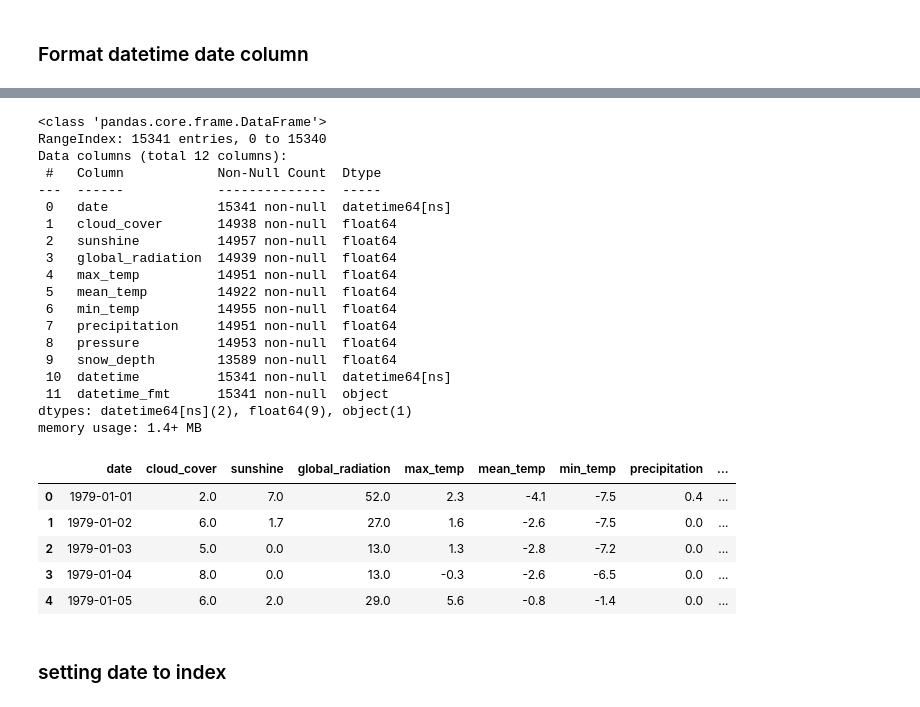
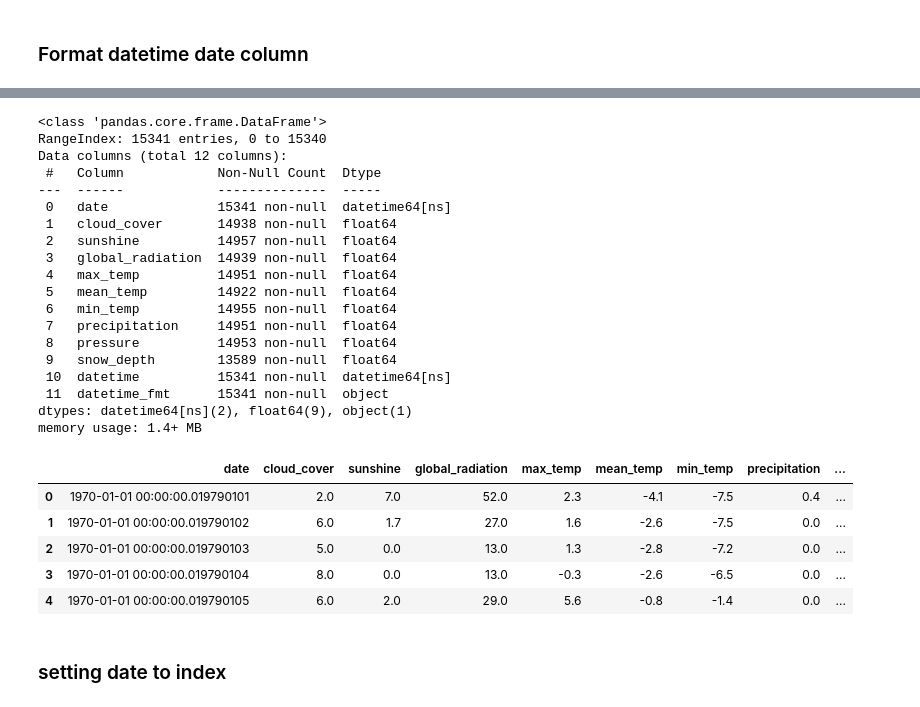
Before and after one commit to 808hanronald/w13-practice, a Jupyter notebook: W13 practice 1.ipynb, the cells around one changed output, grey strips where cells are left out. Saved outputs shown, nothing was run; the diff lists cells and outputs as text; code cells hidden in the pictures.

```diff
--- a/W13 practice 1.ipynb
+++ b/W13 practice 1.ipynb
@@ -28,10 +28,11 @@ memory usage: 1.2 MB
 | 2 | 19790103 | 5.0 | 0.0 | 13.0 | 1.3 | -2.8 | -7.2 | 0.0 | ... |
 | 3 | 19790104 | 8.0 | 0.0 | 13.0 | -0.3 | -2.6 | -6.5 | 0.0 | ... |
 | 4 | 19790105 | 6.0 | 2.0 | 29.0 | 5.6 | -0.8 | -1.4 | 0.0 | ... |
+# %%
+df['datetime']=pd.to_datetime(df['date'],format='%Y%m%d')
 # %% [markdown]
 ### Added column with datetime type
 # %%
-df['datetime']=pd.to_datetime(df['date'])
 df.info()
 df.head()
 # %% [output]
@@ -112,34 +113,34 @@ pd.to_datetime(df['date'],format='%Y%m%d')
 Name: date, Length: 15341, dtype: datetime64[ns]
 # %%
-df['date']=pd.to_datetime(df['date'],format='%Y%m%d')
+df['date']=pd.to_datetime(df['date'],format='%Y-%m-%d')
 df.info()
 df.head()
 # %% [output]
 <class 'pandas.core.frame.DataFrame'>
 RangeIndex: 15341 entries, 0 to 15340
 Data columns (total 12 columns):
  #   Column            Non-Null Count  Dtype
 ---  ------            --------------  -----
  0   date              15341 non-null  datetime64[ns]
  1   cloud_cover       14938 non-null  float64
  2   sunshine          14957 non-null  float64
  3   global_radiation  14939 non-null  float64
  4   max_temp          14951 non-null  float64
  5   mean_temp         14922 non-null  float64
  6   min_temp          14955 non-null  float64
  7   precipitation     14951 non-null  float64
  8   pressure          14953 non-null  float64
  9   snow_depth        13589 non-null  float64
  10  datetime          15341 non-null  datetime64[ns]
  11  datetime_fmt      15341 non-null  object
 dtypes: datetime64[ns](2), float64(9), object(1)
 memory usage: 1.4+ MB
 |  | date | cloud_cover | sunshine | global_radiation | max_temp | mean_temp | min_temp | precipitation | ... |
-| 0 | 1979-01-01 | 2.0 | 7.0 | 52.0 | 2.3 | -4.1 | -7.5 | 0.4 | ... |
-| 1 | 1979-01-02 | 6.0 | 1.7 | 27.0 | 1.6 | -2.6 | -7.5 | 0.0 | ... |
-| 2 | 1979-01-03 | 5.0 | 0.0 | 13.0 | 1.3 | -2.8 | -7.2 | 0.0 | ... |
-| 3 | 1979-01-04 | 8.0 | 0.0 | 13.0 | -0.3 | -2.6 | -6.5 | 0.0 | ... |
-| 4 | 1979-01-05 | 6.0 | 2.0 | 29.0 | 5.6 | -0.8 | -1.4 | 0.0 | ... |
+| 0 | 1970-01-01 00:00:00.019790101 | 2.0 | 7.0 | 52.0 | 2.3 | -4.1 | -7.5 | 0.4 | ... |
+| 1 | 1970-01-01 00:00:00.019790102 | 6.0 | 1.7 | 27.0 | 1.6 | -2.6 | -7.5 | 0.0 | ... |
+| 2 | 1970-01-01 00:00:00.019790103 | 5.0 | 0.0 | 13.0 | 1.3 | -2.8 | -7.2 | 0.0 | ... |
+| 3 | 1970-01-01 00:00:00.019790104 | 8.0 | 0.0 | 13.0 | -0.3 | -2.6 | -6.5 | 0.0 | ... |
+| 4 | 1970-01-01 00:00:00.019790105 | 6.0 | 2.0 | 29.0 | 5.6 | -0.8 | -1.4 | 0.0 | ... |
 # %% [markdown]
 ### setting date to index
 # %%
```
Also changed, not shown: parts of 8 cells of this notebook.
